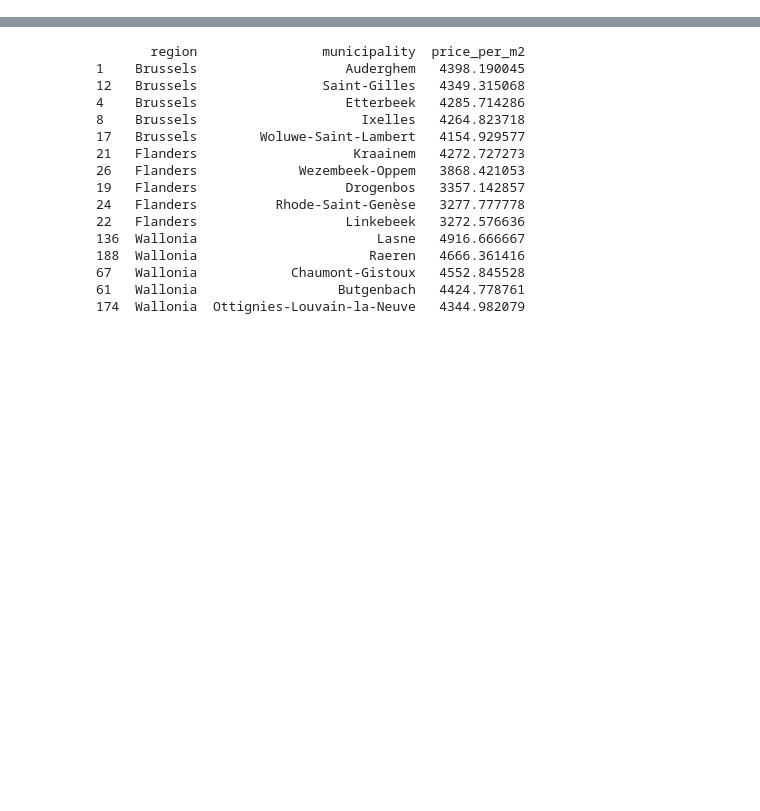
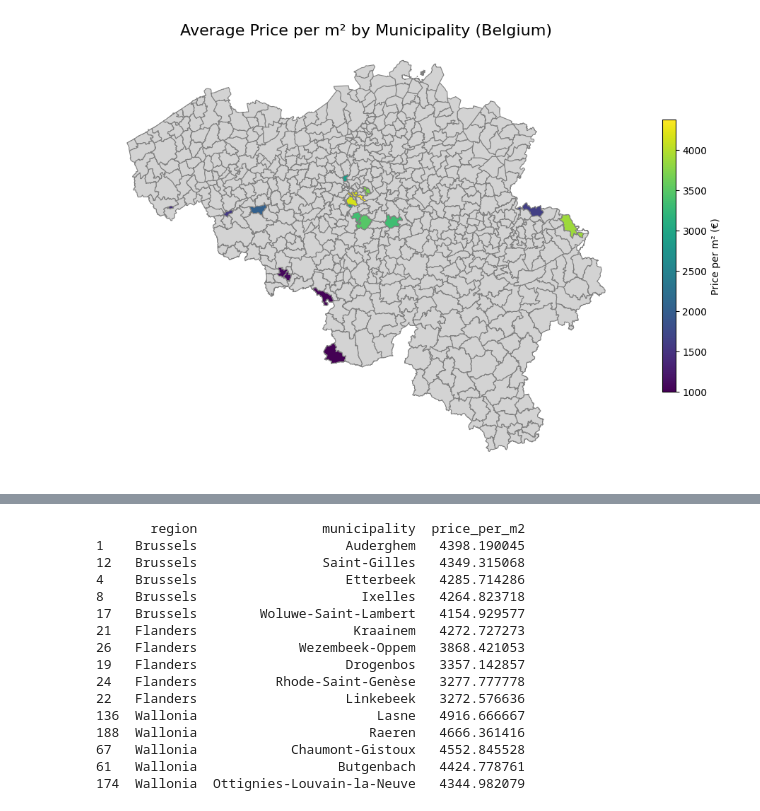
Before and after one commit to meganmarchale/ImmoEliza_analysis, a Jupyter notebook: utils/graphs/choti_municipality.ipynb, the cells around one changed output, grey strips where cells are left out. Drawn from its saved outputs; the diff is of its cells as text; code cells hidden in the pictures; blank space fills up the shorter version.

```diff
--- a/utils/graphs/choti_municipality.ipynb
+++ b/utils/graphs/choti_municipality.ipynb
@@ -292,0 +287,36 @@ plt.show()
+# %%
+import geopandas as gpd
+import matplotlib.pyplot as plt
+
+combined_all = gpd.GeoDataFrame(pd.concat([combined_wal, combined_be, combined_fla], ignore_index=True))
+combined_all['municipality'] = combined_all['municipality'].str.upper()
+gdf = gpd.read_file("../../map/BELGIUM_-_Municipalities.shp")
+
+# print(gdf.columns.tolist())
+merged_gdf = gdf.merge(
+    combined_all,
+    left_on='ADMUNAFR',
+    right_on='municipality',
+    how='left'
+)
+
+fig, ax = plt.subplots(1, 1, figsize=(12, 10))
+merged_gdf.plot(
+    column='price_per_m2',
+    cmap='viridis',
+    linewidth=0.8,
+    edgecolor='gray',
+    legend=True,
+    legend_kwds={'label': "Price per m² (€)", 'shrink': 0.5},
+    ax=ax,
+    missing_kwds={
+        "color": "lightgray",
+        "edgecolor": "gray",
+    },
+)
+
+ax.set_title('Average Price per m² by Municipality (Belgium)', fontsize=16)
+ax.set_axis_off()
+plt.show()
+# %% [output]
+[figure, added]
```
Also changed, not shown: parts of 10 cells of this notebook, 6 other files.
